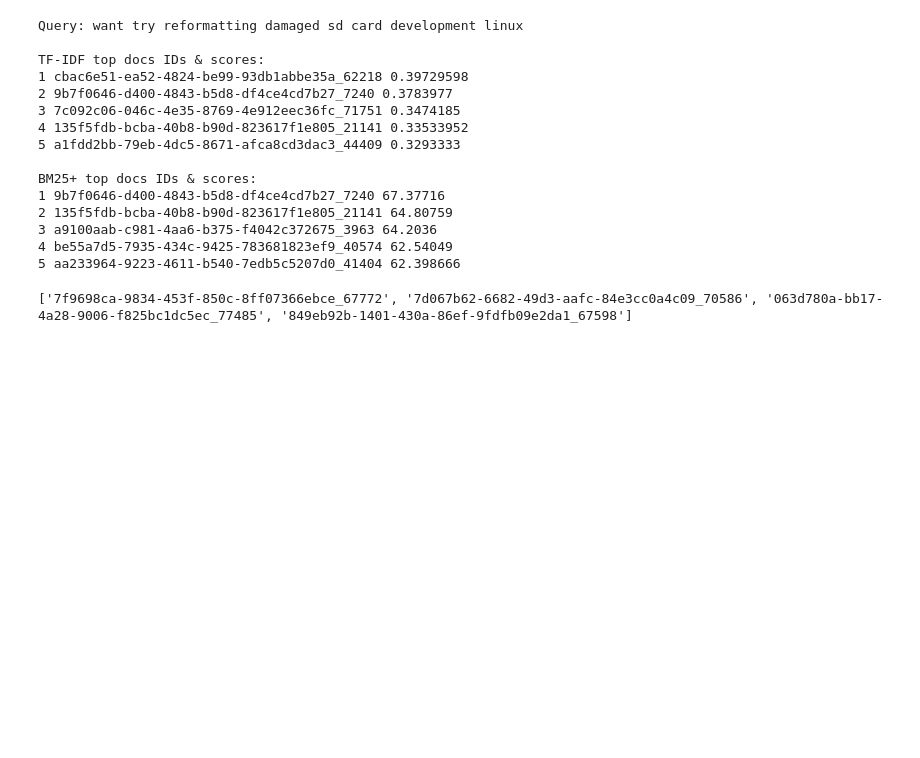
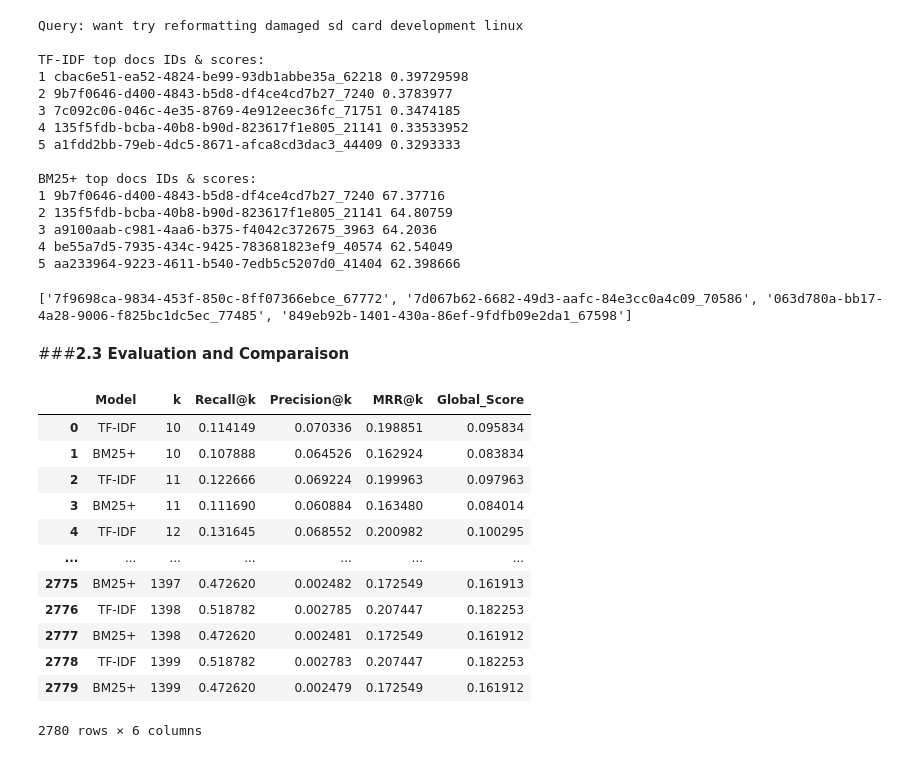
Before and after one commit to AbdelkarimElm/information-retrieval-engine, a Jupyter notebook: information_retrieval_engine.ipynb, the cells around one changed output. Cells and saved outputs as stored; diff of their text form; code cells hidden in the pictures; blank space fills up the shorter version.

```diff
--- a/information_retrieval_engine.ipynb
+++ b/information_retrieval_engine.ipynb
@@ -1772,3 +1772,55 @@ def evaluate_retrieval(topk_indices, docs_df, train_queries_df, gts_dict, k):
         "MRR@k": avg_mrr,
         "Global_Score": global_score
     }
+# %% [markdown]
+###**2.3 Evaluation and Comparaison**
+# %%
+# Evaluate both models for different values of k
+k_values = range(10, k_max)
+results = []
+
+for k in k_values:
+
+    # Evaluate TF-IDF model
+    tfidf_metrics = evaluate_retrieval(
+        tfidf_results[k][0], docs_df, train_queries_df, gts_dict, k
+    )
+
+    # Evaluate BM25+ model
+    bm25_metrics = evaluate_retrieval(
+        bm25_results[k][0], docs_df, train_queries_df, gts_dict, k
+    )
+
+    # Store TF-IDF results
+    results.append({
+        "Model": "TF-IDF",
+        "k": k,
+        **tfidf_metrics
+    })
+
+    # Store BM25+ results
+    results.append({
+        "Model": "BM25+",
+        "k": k,
+        **bm25_metrics
+    })
+
+# Convert results to a DataFrame for analysis
+results_df = pd.DataFrame(results)
+
+# Display evaluation results
+results_df
+# %% [output]
+|  | Model | k | Recall@k | Precision@k | MRR@k | Global_Score |
+| 0 | TF-IDF | 10 | 0.114149 | 0.070336 | 0.198851 | 0.095834 |
+| 1 | BM25+ | 10 | 0.107888 | 0.064526 | 0.162924 | 0.083834 |
+| 2 | TF-IDF | 11 | 0.122666 | 0.069224 | 0.199963 | 0.097963 |
+| 3 | BM25+ | 11 | 0.111690 | 0.060884 | 0.163480 | 0.084014 |
+| 4 | TF-IDF | 12 | 0.131645 | 0.068552 | 0.200982 | 0.100295 |
+| ... | ... | ... | ... | ... | ... | ... |
+| 2775 | BM25+ | 1397 | 0.472620 | 0.002482 | 0.172549 | 0.161913 |
+| 2776 | TF-IDF | 1398 | 0.518782 | 0.002785 | 0.207447 | 0.182253 |
+| 2777 | BM25+ | 1398 | 0.472620 | 0.002481 | 0.172549 | 0.161912 |
+| 2778 | TF-IDF | 1399 | 0.518782 | 0.002783 | 0.207447 | 0.182253 |
+| 2779 | BM25+ | 1399 | 0.472620 | 0.002479 | 0.172549 | 0.161912 |
+2780 rows × 6 columns
```
Also changed, not shown: parts of 1 cell of this notebook.
